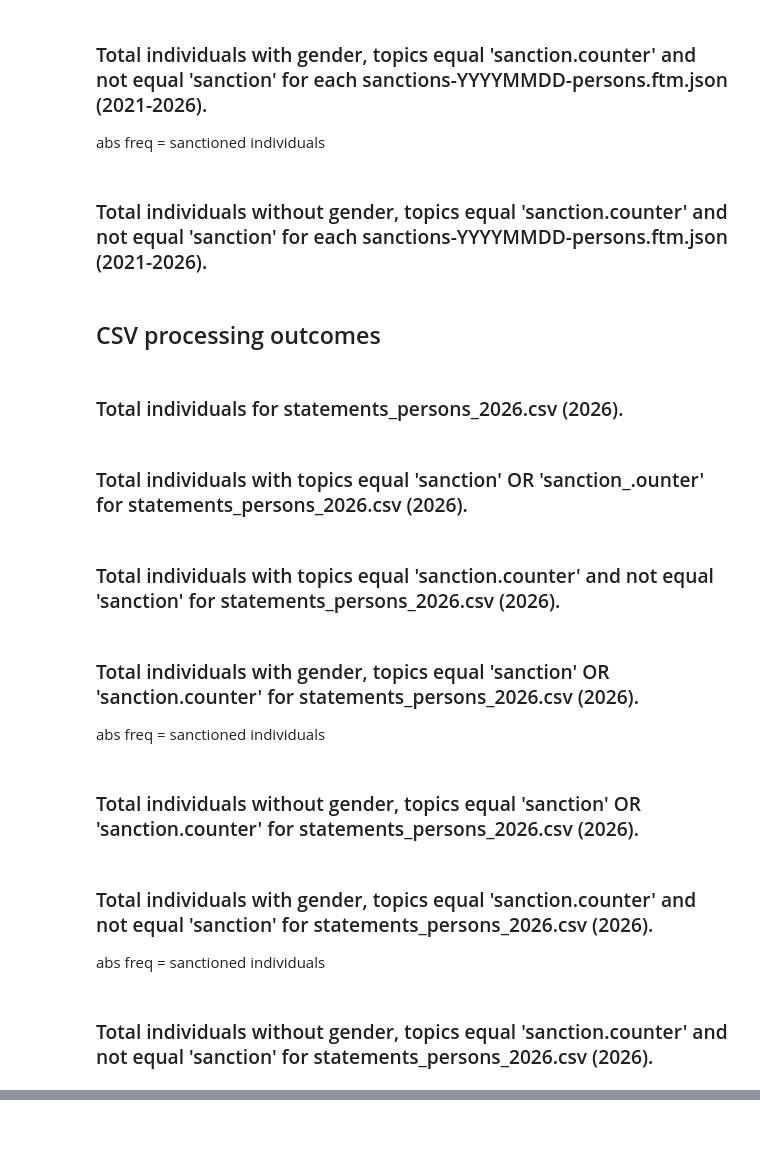
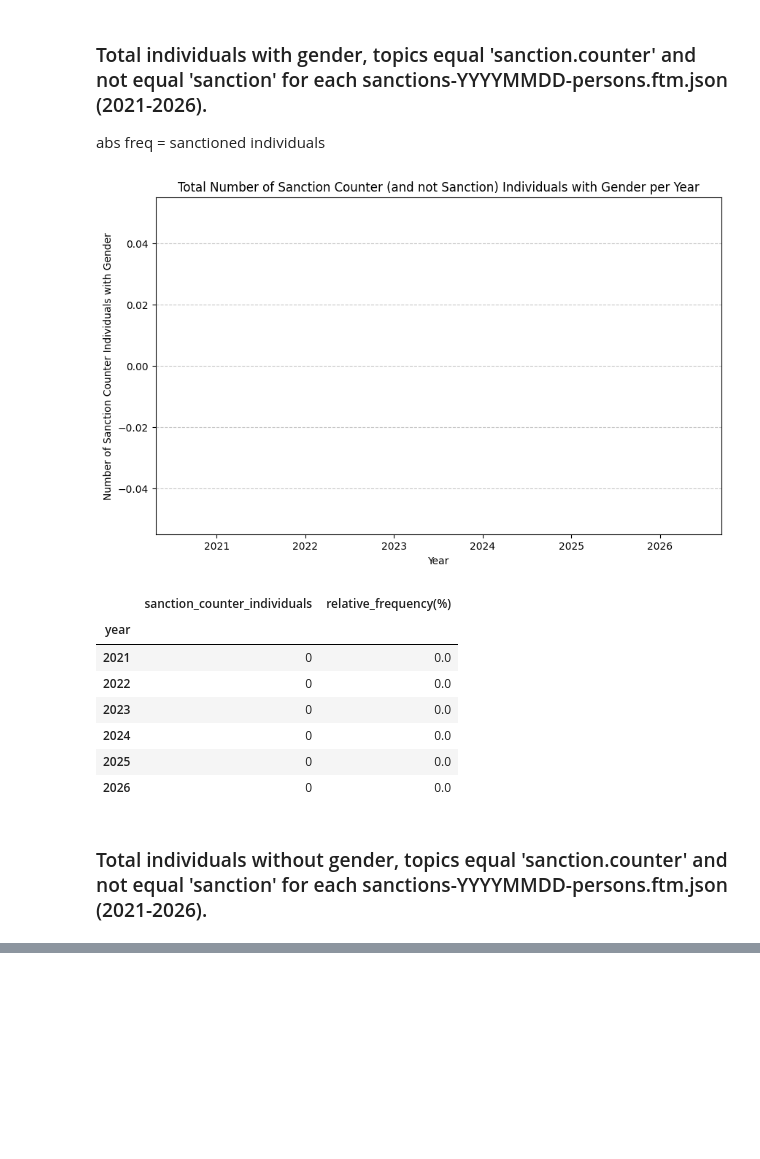
Before and after one commit to jellyrosp/opensanctions, a Jupyter notebook: jupyter_nb/h1/data_plot_h1_json.ipynb, the cells around one changed output, grey strips where cells are left out. Saved outputs shown, nothing was run; the diff lists cells and outputs as text; code cells hidden in the pictures; blank space fills up the shorter version.

```diff
--- a/jupyter_nb/raw_data_freqs.ipynb
+++ b/jupyter_nb/h1/data_plot_h1_json.ipynb
@@ -87,23 +85,19 @@ json_total_sanctioned_individual_without_gender_per_year()
 # %% [markdown]
 ### Total individuals with gender, topics equal 'sanction.counter' and not equal 'sanction' for each sanctions-YYYYMMDD-persons.ftm.json (2021-2026).
 abs freq = sanctioned individuals
+# %%
+from opensanctions.h1.h1_json import json_total_sanction_counter_and_not_sanction_individual_with_gender_per_year
+
+json_total_sanction_counter_and_not_sanction_individual_with_gender_per_year()
+# %% [output]
+[figure, added]
+|  | sanction_counter_individuals | relative_frequency(%) |
+| year |  |  |
+| 2021 | 0 | 0.0 |
+| 2022 | 0 | 0.0 |
+| 2023 | 0 | 0.0 |
+| 2024 | 0 | 0.0 |
+| 2025 | 0 | 0.0 |
+| 2026 | 0 | 0.0 |
 # %% [markdown]
 ### Total individuals without gender, topics equal 'sanction.counter' and not equal 'sanction' for each sanctions-YYYYMMDD-persons.ftm.json (2021-2026).
-# %% [markdown]
-## CSV processing outcomes
-# %% [markdown]
-### Total individuals for statements_persons_2026.csv (2026).
-# %% [markdown]
-### Total individuals with topics equal 'sanction' OR 'sanction_.ounter' for statements_persons_2026.csv (2026).
-# %% [markdown]
-### Total individuals with topics equal 'sanction.counter' and not equal 'sanction' for statements_persons_2026.csv (2026).
-# %% [markdown]
-### Total individuals with gender, topics equal 'sanction' OR 'sanction.counter' for statements_persons_2026.csv (2026).
-abs freq = sanctioned individuals
-# %% [markdown]
-### Total individuals without gender, topics equal 'sanction' OR 'sanction.counter' for statements_persons_2026.csv (2026).
-# %% [markdown]
-### Total individuals with gender, topics equal 'sanction.counter' and not equal 'sanction' for statements_persons_2026.csv (2026).
-abs freq = sanctioned individuals
-# %% [markdown]
-### Total individuals without gender, topics equal 'sanction.counter' and not equal 'sanction' for statements_persons_2026.csv (2026).
```
Also changed, not shown: parts of 14 cells of this notebook, 7 other files.
